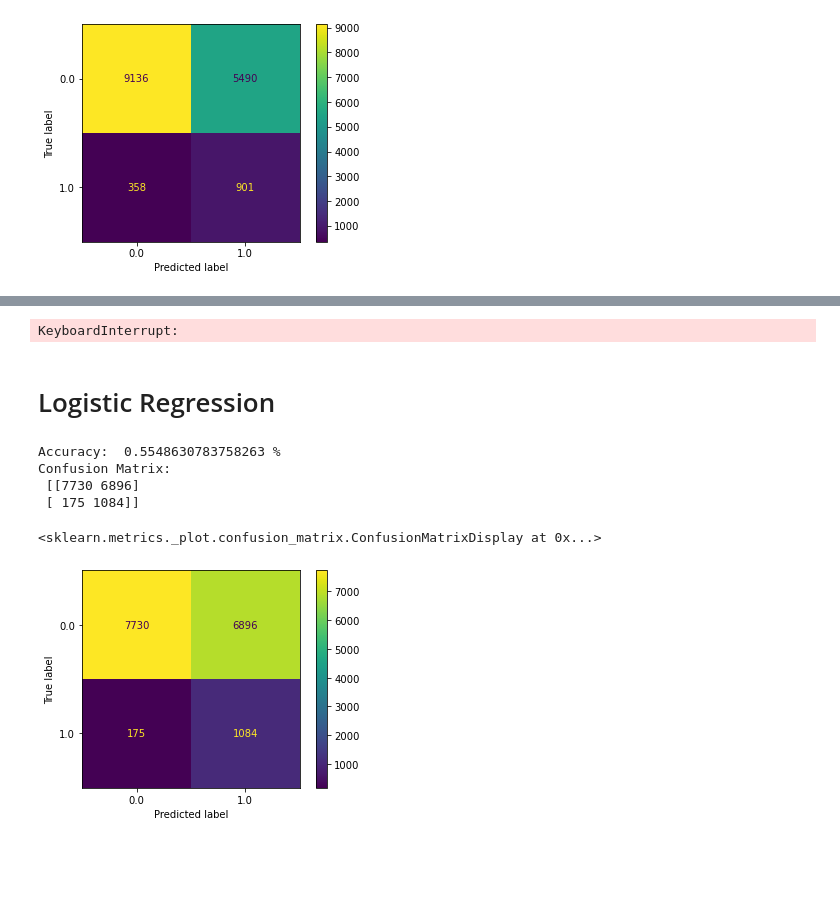
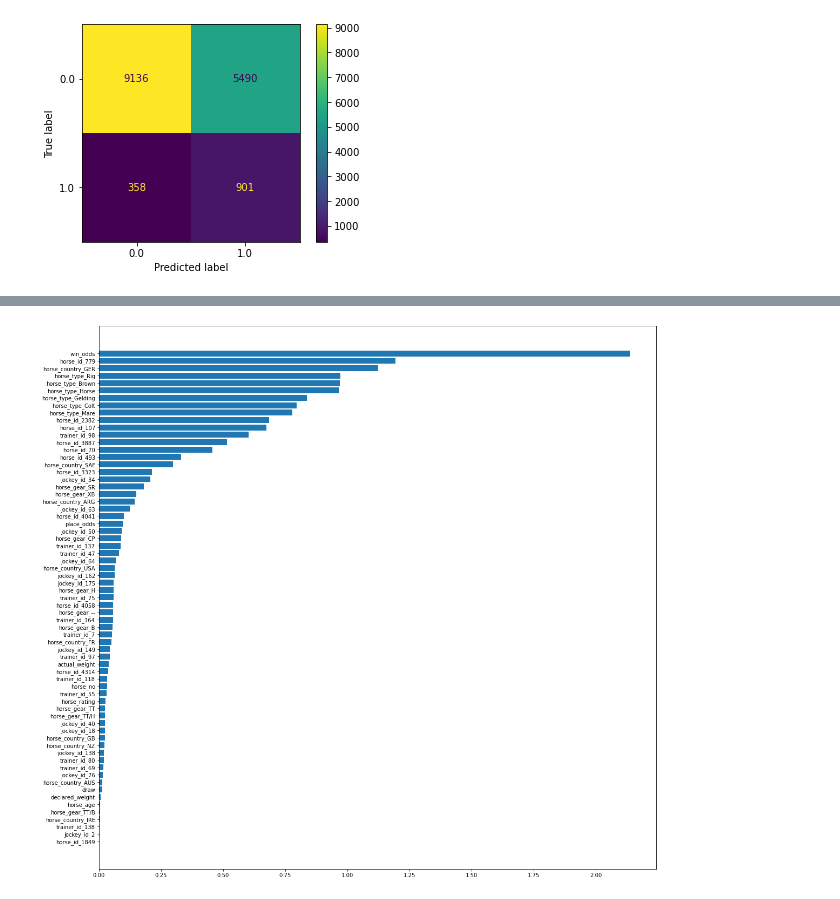
Before and after one commit to C-Stewart-GH/Hong_Kong_Horse_Racing_Project, a Jupyter notebook: MiniLab/MiniLab_SVM_Cameron.ipynb, the cells around one changed output, grey strips where cells are left out. Drawn from its saved outputs; the diff is of its cells as text; code cells hidden in the pictures; blank space fills up the shorter version.

```diff
--- a/MiniLab/MiniLab_SVM_Cameron.ipynb
+++ b/MiniLab/MiniLab_SVM_Cameron.ipynb
@@ -536,45 +602,33 @@ auc; 0.6701441946713322
+# %%
+#Function referenced from https://stackoverflow.com/questions/41592661/determining-the-most-contributing-features-for-svm-classifier-in-sklearn
+def f_importances(coef, names):
+    imp = np.absolute(coef)
+    imp,names = zip(*sorted(zip(imp,names)))
+    fig = matplotlib.pyplot.gcf()
+    fig.set_size_inches(18.5, 18.5, forward=True)
+    plt.barh(range(len(names)), imp, align='center')
+    plt.yticks(range(len(names)), names)
+    plt.show()
+
+features=balanced_final_train.columns.to_list
+f_importances(svm_clf.coef_[0], balanced_final_train.columns)
+# %% [output]
+[figure, added]
 # %%
 #Parameter grid code was referenced from https://www.youtube.com/watch?v=8A7L0GsBiLQ
-param_grid = [
-    {'C':[1,10,100,1000],
-    'gamma':['scale'1,.1,.01],
-    'kernel':['rbf']}
-]
+# param_grid = [
+#     {'C':[1,10,100,1000],
+#     'gamma':['scale',1,.1,.01],
+#     'kernel':['rbf']}
+# ]
 
-model = SVC()
+# model = SVC()
 
-hypertuning_vals = GridSearchCV(
-    estimator=model,
-    param_grid=param_grid,
-    scoring='accuracy'
-)
+# hypertuning_vals = GridSearchCV(
+#    estimator=model,
+#    param_grid=param_grid,
+#    scoring='accuracy'
+# )
 
-#hypertuning_vals.fit(balanced_final_train,balanced_Y_train)
-#print(hypertuning_vals.best_params_)
+# hypertuning_vals.fit(balanced_final_train,balanced_Y_train)
+# print(hypertuning_vals.best_params_)
-# %% [output]
-KeyboardInterrupt:
-# %% [markdown]
-# Logistic Regression
-# %%
-from sklearn.linear_model import LogisticRegression
-# Use Logistic Regression to predict win/loss
-
-lr = LogisticRegression(penalty='l2', C=1.0, class_weight='balanced', solver='liblinear' )
-lr.fit(X_train,Y_train)
-yhat = lr.predict(X_test)
-
-acc = mt.accuracy_score(Y_test,yhat)
-conf = mt.confusion_matrix(Y_test,yhat)
-print("Accuracy: ", acc, "%" )
-print("Confusion Matrix: \n",conf)
-# %% [output]
-Accuracy:  0.5548630783758263 %
-Confusion Matrix:
- [[7730 6896]
- [ 175 1084]]
-# %%
-# Plot the confusion matrix
-plot_confusion_matrix(lr, X_test, Y_test)
-# %% [output]
-<sklearn.metrics._plot.confusion_matrix.ConfusionMatrixDisplay at 0x...>
-[figure, removed]
```
Also changed, not shown: parts of 19 cells of this notebook.
